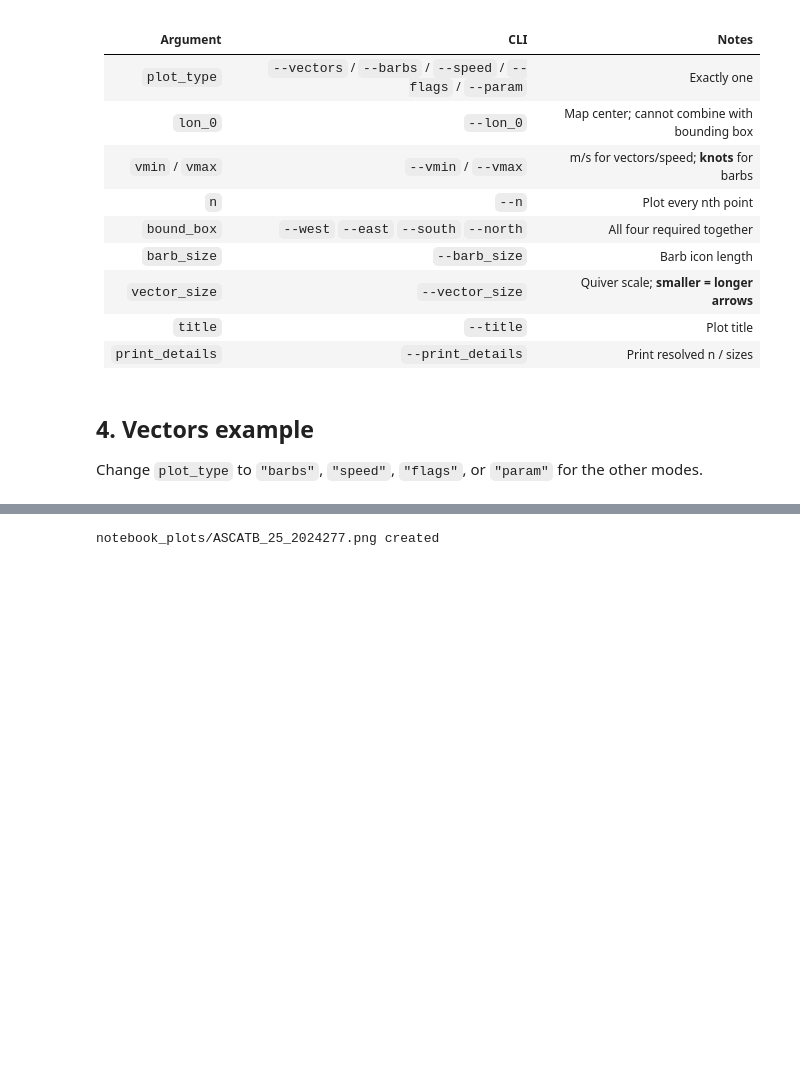
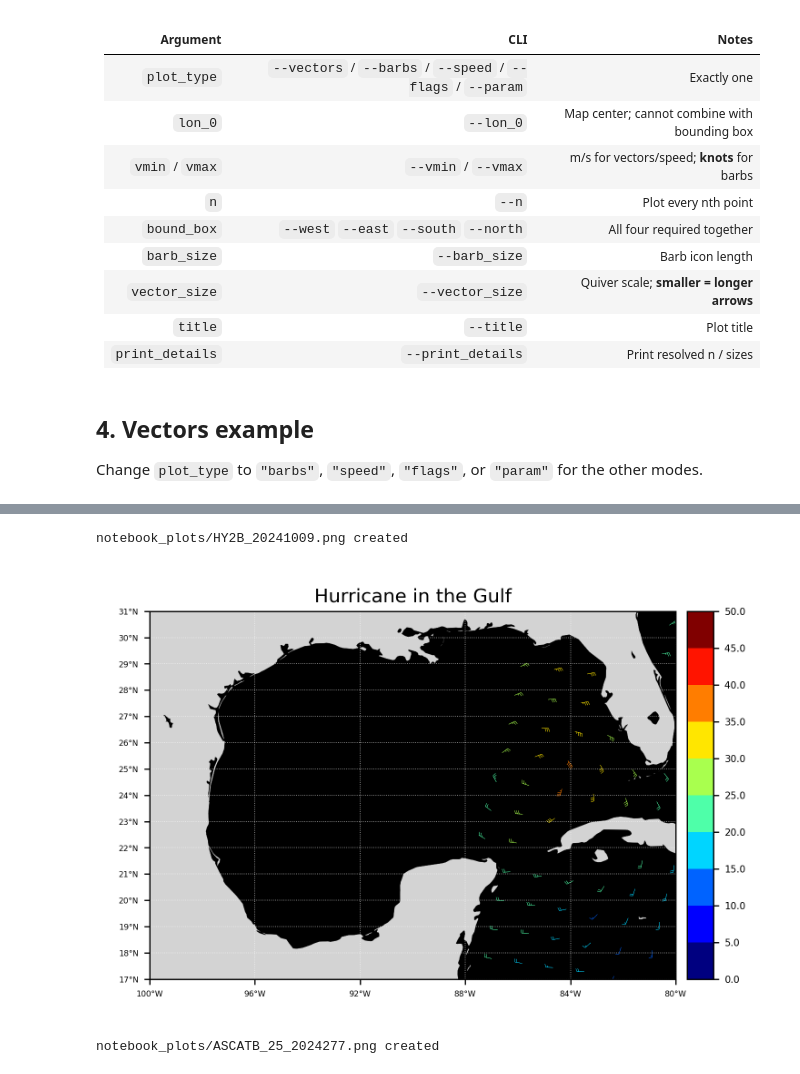
Before and after one commit to jasminemasopeh/modern_coaps_daily_swath, a Jupyter notebook: map_swath_data.ipynb, the cells around one changed output, grey strips where cells are left out. Drawn from its saved outputs; the diff is of its cells as text; code cells hidden in the pictures; blank space fills up the shorter version.

Commit message:
Added an if statement as well as hurrican in the gulf

```diff
--- a/map_swath_data.ipynb
+++ b/map_swath_data.ipynb
@@ -741,3 +752,19 @@ run_plot(
+# %%
+run_plot(
+    file_name="HY2B_nc/HY2B_20241009.nc",
+    plot_type="barbs",
+    imgname=os.path.join(OUT_DIR, "HY2B_20241009.png"),
+    title="Hurricane in the Gulf",
+    n=5,
+    #bound_box=(-98, -80, 18, 31),  # wider: TX–FL, Yucatán–US coast
+    bound_box=(-100, -80, 17, 31),
+    vmin=0,
+    vmax=50,
+    barb_size=3.0,
+)
+# %% [output]
+notebook_plots/HY2B_20241009.png created
+[figure, added]
 # %%
 # Barbs (vmin/vmax in knots)
 run_plot(
```
Also changed, not shown: parts of 3 cells of this notebook, 1 other file.
